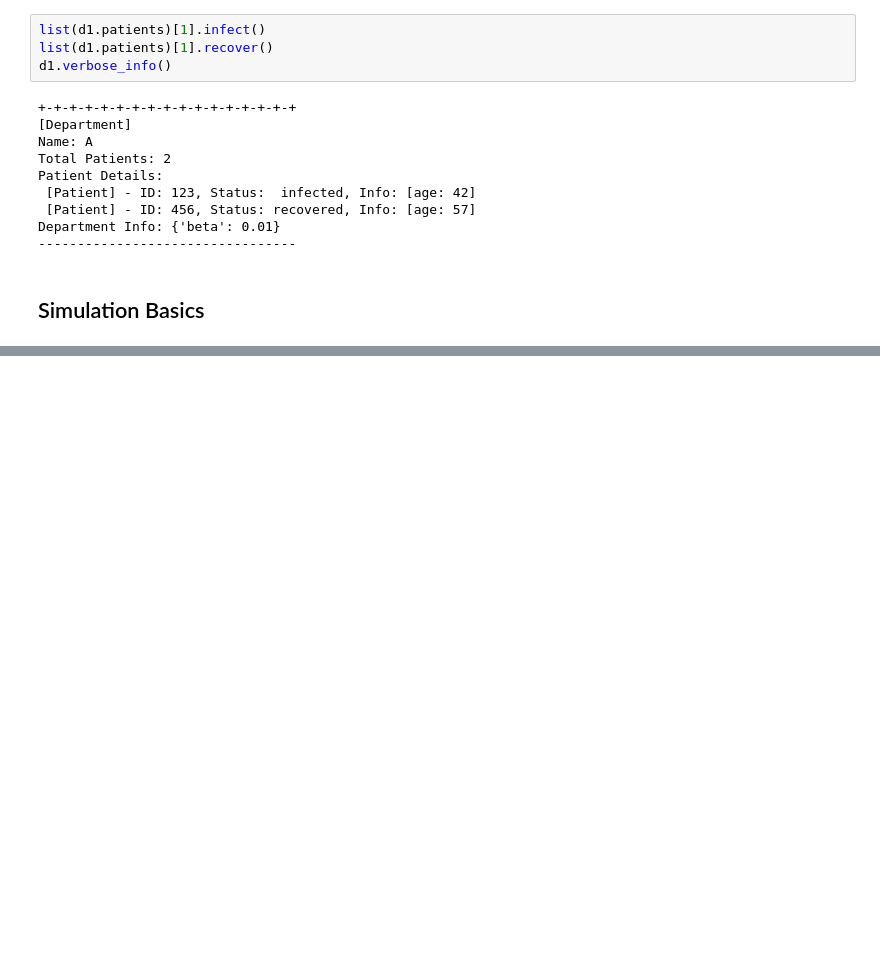
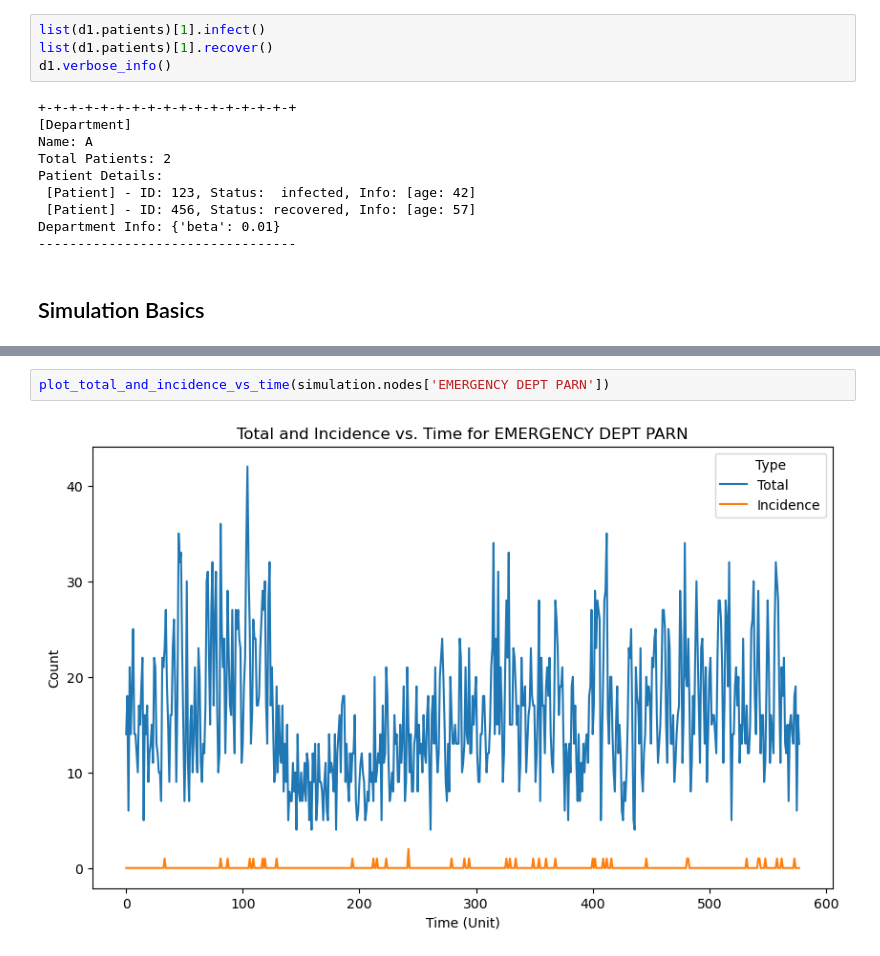
Before and after one commit to haojunzhuang/HAI_simulation, a Jupyter notebook: example.ipynb, the cells around one changed output, grey strips where cells are left out. Cells and saved outputs as stored; diff of their text form; blank space fills up the shorter version.

```diff
--- a/example.ipynb
+++ b/example.ipynb
@@ -110,0 +118,4 @@ simulation.nodes['8L NEUROSCIENCES'].records
+# %%
+plot_total_and_incidence_vs_time(simulation.nodes['EMERGENCY DEPT PARN'])
+# %% [output]
+[figure, added]
```
Also changed, not shown: parts of 7 cells of this notebook, 3 other files.
